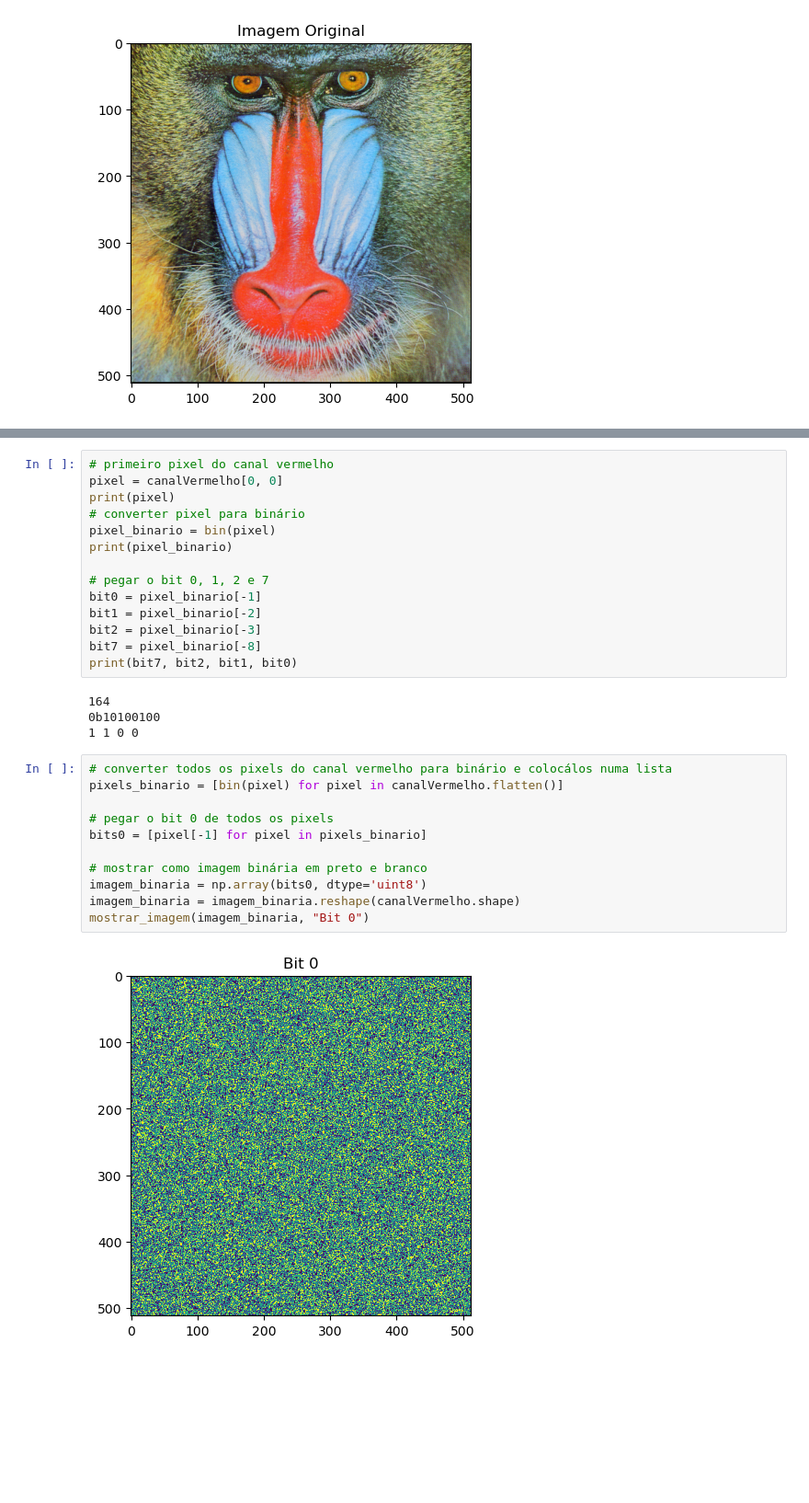
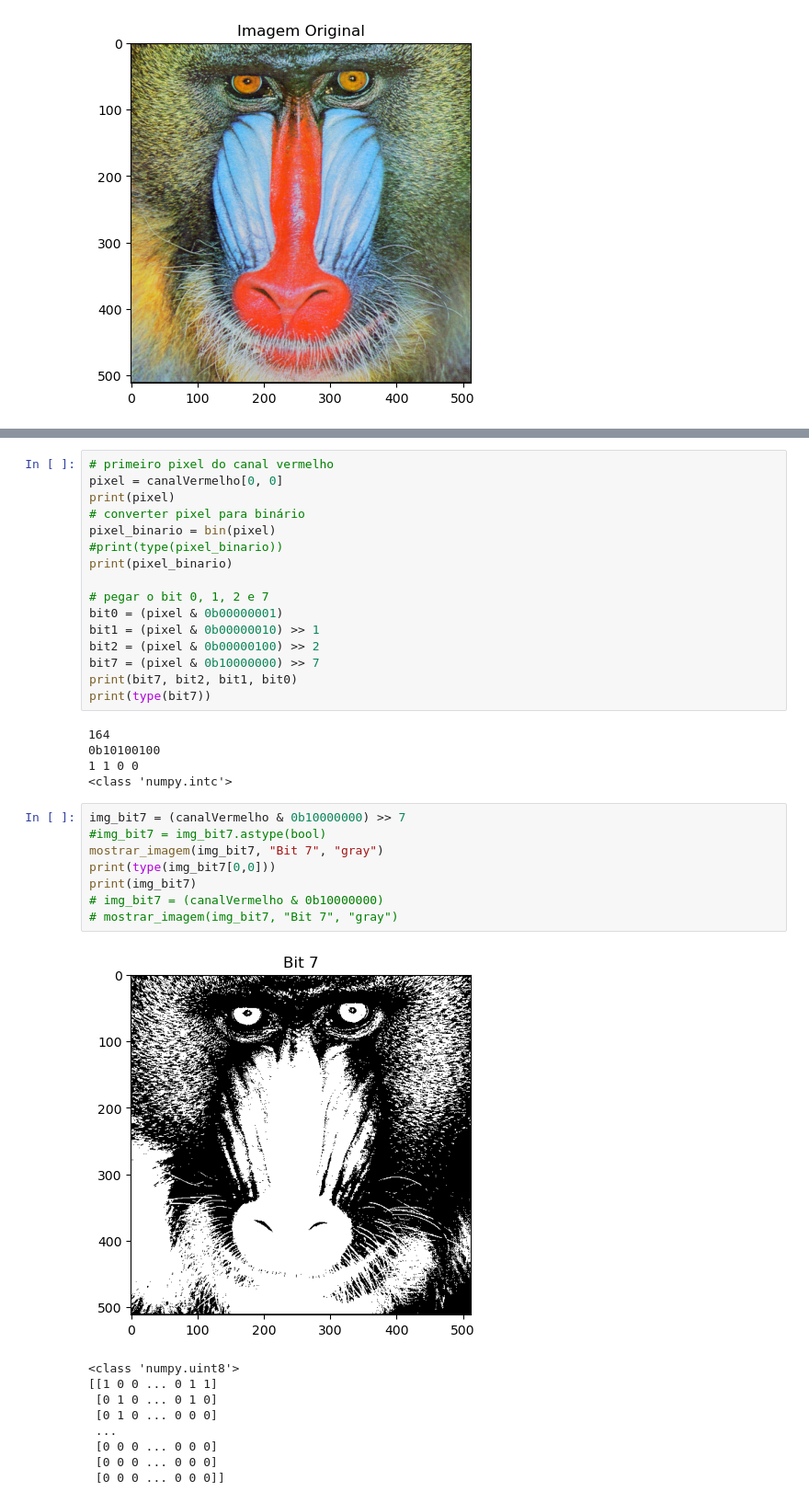
Before and after one commit to MarryAngel/Processamento-de-Imagem, a Jupyter notebook: [Trab01] Estenografia/estenografia.ipynb, the cells around one changed output, grey strips where cells are left out. Shown at 92% size. Cells and saved outputs as stored; diff of their text form; blank space fills up the shorter version.

```diff
--- a/[Trab01] Estenografia/estenografia.ipynb
+++ b/[Trab01] Estenografia/estenografia.ipynb
@@ -47,28 +91,36 @@ pixel = canalVermelho[0, 0]
 print(pixel)
 # converter pixel para binário
 pixel_binario = bin(pixel)
+#print(type(pixel_binario))
 print(pixel_binario)
 
 # pegar o bit 0, 1, 2 e 7
-bit0 = pixel_binario[-1]
-bit1 = pixel_binario[-2]
-bit2 = pixel_binario[-3]
-bit7 = pixel_binario[-8]
+bit0 = (pixel & 0b00000001)
+bit1 = (pixel & 0b00000010) >> 1
+bit2 = (pixel & 0b00000100) >> 2
+bit7 = (pixel & 0b10000000) >> 7
 print(bit7, bit2, bit1, bit0)
+print(type(bit7))
 # %% [output]
 164
 0b10100100
 1 1 0 0
+<class 'numpy.intc'>
-# %%
-# converter todos os pixels do canal vermelho para binário e colocálos numa lista
-pixels_binario = [bin(pixel) for pixel in canalVermelho.flatten()]
-
-# pegar o bit 0 de todos os pixels
-bits0 = [pixel[-1] for pixel in pixels_binario]
-
-# mostrar como imagem binária em preto e branco
-imagem_binaria = np.array(bits0, dtype='uint8')
-imagem_binaria = imagem_binaria.reshape(canalVermelho.shape)
-mostrar_imagem(imagem_binaria, "Bit 0")
-# %% [output]
-[figure, removed]
+# %%
+img_bit7 = (canalVermelho & 0b10000000) >> 7
+#img_bit7 = img_bit7.astype(bool)
+mostrar_imagem(img_bit7, "Bit 7", "gray")
+print(type(img_bit7[0,0]))
+print(img_bit7)
+# img_bit7 = (canalVermelho & 0b10000000)
+# mostrar_imagem(img_bit7, "Bit 7", "gray")
+# %% [output]
+[figure, added]
+<class 'numpy.uint8'>
+[[1 0 0 ... 0 1 1]
+ [0 1 0 ... 0 1 0]
+ [0 1 0 ... 0 0 0]
+ ...
+ [0 0 0 ... 0 0 0]
+ [0 0 0 ... 0 0 0]
+ [0 0 0 ... 0 0 0]]
```
Also changed, not shown: parts of 4 cells of this notebook.
